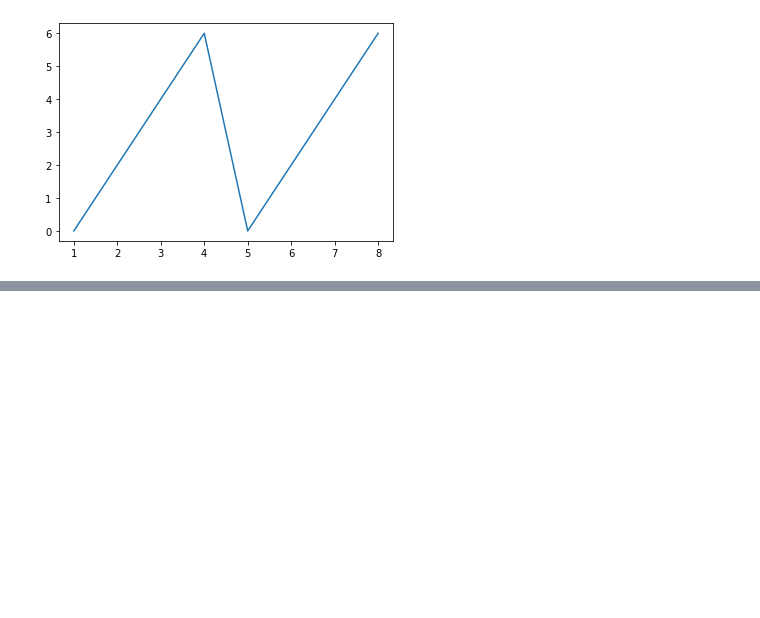
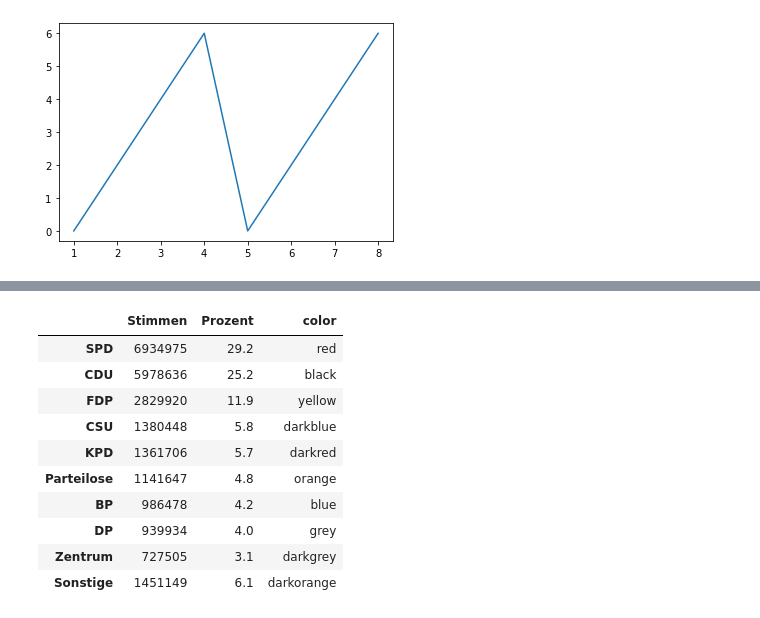
Before and after one commit to Digital-History-Berlin/Python-fuer-Historiker-innen-Intermediate, a Jupyter notebook: ch03-plotten/02-intro-matplotlib.ipynb, the cells around one changed output, grey strips where cells are left out. Cells and saved outputs as stored; diff of their text form; code cells hidden in the pictures; blank space fills up the shorter version.

```diff
--- a/ch03-plotten/02-intro-matplotlib.ipynb
+++ b/ch03-plotten/02-intro-matplotlib.ipynb
@@ -58,0 +50,32 @@ df.head(3)
+# %%
+# Erzeugung von Beispieldaten: Wahl zum 1. Deutschen Bundestag am 14. August 1949
+
+votes_dict = {'Parteien':['SPD', 'CDU', 'FDP', 'CSU',
+                        'KPD', 'Parteilose', 'BP', 'DP',
+                        'Zentrum', 'Sonstige'],
+                'Stimmen':[6934975, 5978636, 2829920, 1380448,
+                           1361706, 1141647, 986478, 939934,
+                           727505, 1451149],
+                'Prozent': [29.2, 25.2, 11.9, 5.8, 5.7,
+                            4.8, 4.2, 4.0, 3.1, 6.1],
+                'color': ['red', 'black', 'yellow', 'darkblue',
+                          'darkred', 'orange', 'blue', 'grey',
+                          'darkgrey', 'darkorange']
+             }
+
+df_vote = pd.DataFrame(votes_dict,                                   # Übergabe der Daten
+                          columns=['Stimmen', 'Prozent', 'color'],   # Spezifikation der Spalten
+                          index=votes_dict['Parteien'])              # Spezifikation des Index
+df_vote
+# %% [output]
+|  | Stimmen | Prozent | color |
+| SPD | 6934975 | 29.2 | red |
+| CDU | 5978636 | 25.2 | black |
+| FDP | 2829920 | 11.9 | yellow |
+| CSU | 1380448 | 5.8 | darkblue |
+| KPD | 1361706 | 5.7 | darkred |
+| Parteilose | 1141647 | 4.8 | orange |
+| BP | 986478 | 4.2 | blue |
+| DP | 939934 | 4.0 | grey |
+| Zentrum | 727505 | 3.1 | darkgrey |
+| Sonstige | 1451149 | 6.1 | darkorange |
```
Also changed, not shown: parts of 23 cells of this notebook, 5 other files.
